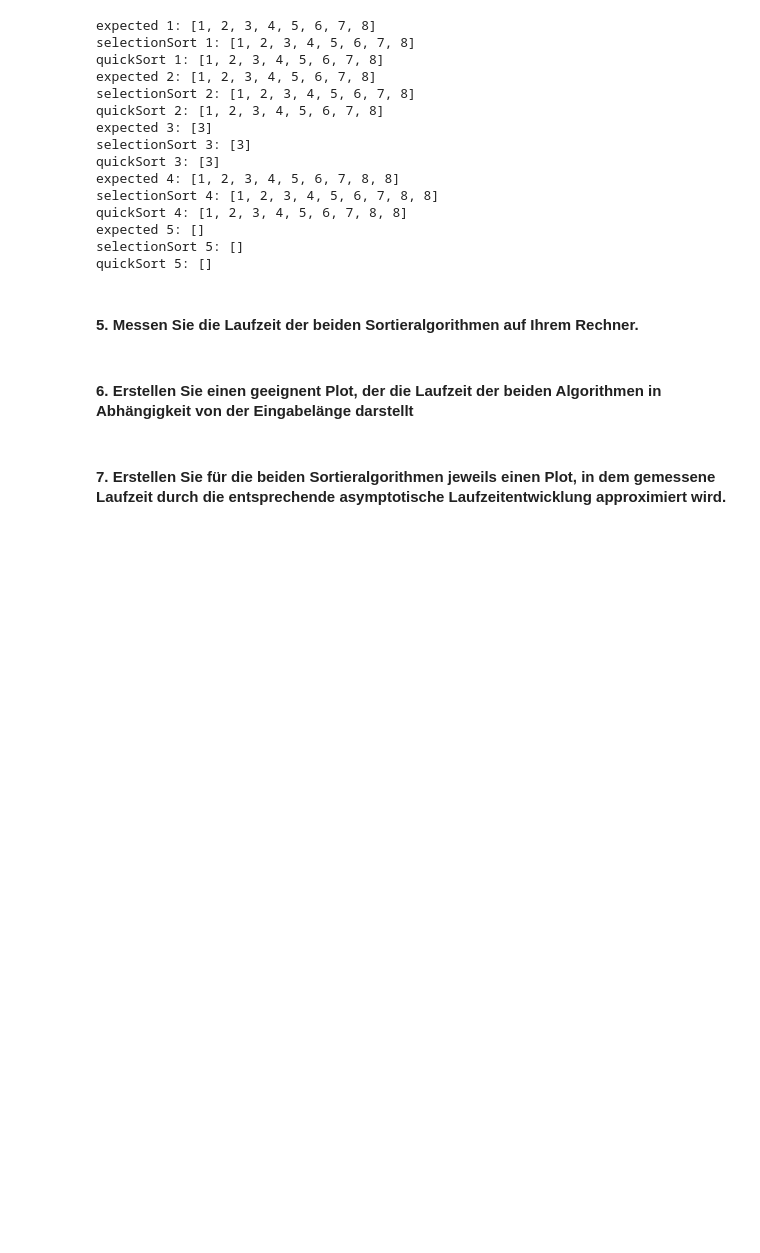
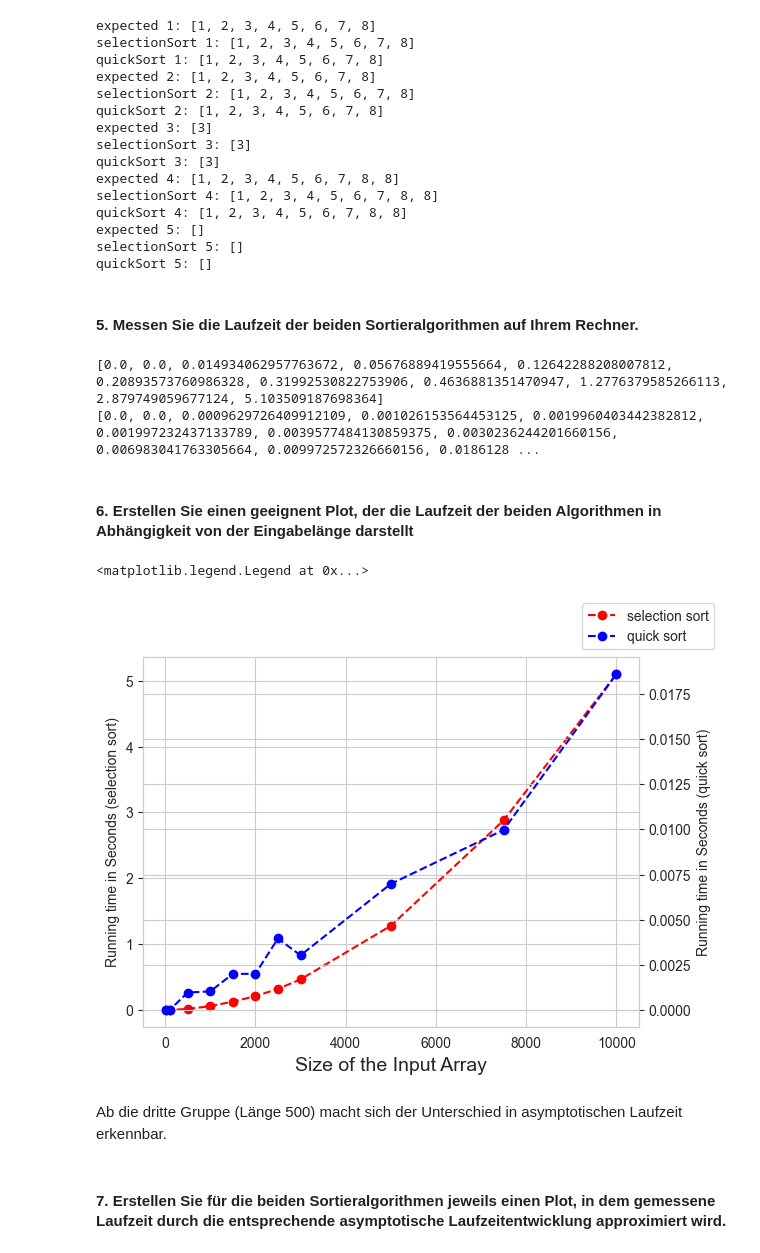
Before and after one commit to Shengye-Wu/AlgorithmusBlatt08, a Jupyter notebook: sorting.ipynb, the cells around one changed output. Saved outputs shown, nothing was run; the diff lists cells and outputs as text; code cells hidden in the pictures; blank space fills up the shorter version.

Commit message:
Completed time analysis part in Python

```diff
--- a/sorting.ipynb
+++ b/sorting.ipynb
@@ -143,8 +144,8 @@ quickSort 5: []
 #### 5. Messen Sie die Laufzeit der beiden Sortieralgorithmen auf Ihrem Rechner.
 # %%
 s_times, q_times = [], []
-arrar_sizes =  [10, 100, 500, 1000, 1500, 2000, 2500, 3000, 5000, 7500, 10000] # messung für verschiedenen array-längen
-for size in arrar_sizes:
+array_sizes =  [10, 100, 500, 1000, 1500, 2000, 2500, 3000, 5000, 7500, 10000] # messung für verschiedenen array-längen
+for size in array_sizes:
     # ziehe ein zufälliges array
     np.random.seed(0)
     array = np.random.randint(low=0, high=1000000, size=size)
@@ -156,7 +157,7 @@ for size in arrar_sizes:
 print(s_times)
 
     # und dann jetzt noch für quicksort :)
-for size in arrar_sizes:
+for size in array_sizes:
     # ziehe ein zufälliges array
     np.random.seed(0)
     array = np.random.randint(low=0, high=1000000, size=size)
@@ -166,5 +167,8 @@ for size in arrar_sizes:
     end = time.time()
     q_times.append(end-start) # die zeit in sekunden
 print(q_times)
+# %% [output]
+[0.0, 0.0, 0.014934062957763672, 0.05676889419555664, 0.12642288208007812, 0.20893573760986328, 0.31992530822753906, 0.4636881351470947, 1.2776379585266113, 2.879749059677124, 5.103509187698364]
+[0.0, 0.0, 0.0009629726409912109, 0.001026153564453125, 0.0019960403442382812, 0.001997232437133789, 0.0039577484130859375, 0.0030236244201660156, 0.006983041763305664, 0.009972572326660156, 0.0186128 ...
 # %% [markdown]
 #### 6. Erstellen Sie einen geeignent Plot, der die Laufzeit der beiden Algorithmen in Abhängigkeit von der Eingabelänge darstellt
@@ -173,2 +175,23 @@ print(q_times)
+# %%
+# Parameters
+x = array_sizes
+y = s_times
+z = q_times
+# Selection sort
+fig = plt.figure()
+ax = fig.add_subplot(111)
+ax.plot(x, y, color= "red", linestyle='dashed', marker= "o", label= "selection sort")
+ax.set_xlabel("Size of the Input Array", fontsize = 14)
+ax.set_ylabel("Running time in Seconds (selection sort)")
+# Quick sort
+ax2 = ax.twinx()
+ax2.plot(x, z, color= "blue", linestyle='dashed', marker= "o", label= "quick sort")
+ax2.set_ylabel("Running time in Seconds (quick sort)")
+fig.legend(loc=1)
+# %% [output]
+<matplotlib.legend.Legend at 0x...>
+[figure, added]
+# %% [markdown]
+Ab die dritte Gruppe (Länge 500) macht sich der Unterschied in asymptotischen Laufzeit erkennbar.
 # %% [markdown]
 #### 7. Erstellen Sie für die beiden Sortieralgorithmen jeweils einen Plot, in dem gemessene Laufzeit durch die entsprechende asymptotische Laufzeitentwicklung approximiert wird.
```
Also changed, not shown: parts of 6 cells of this notebook, 4 other files.
